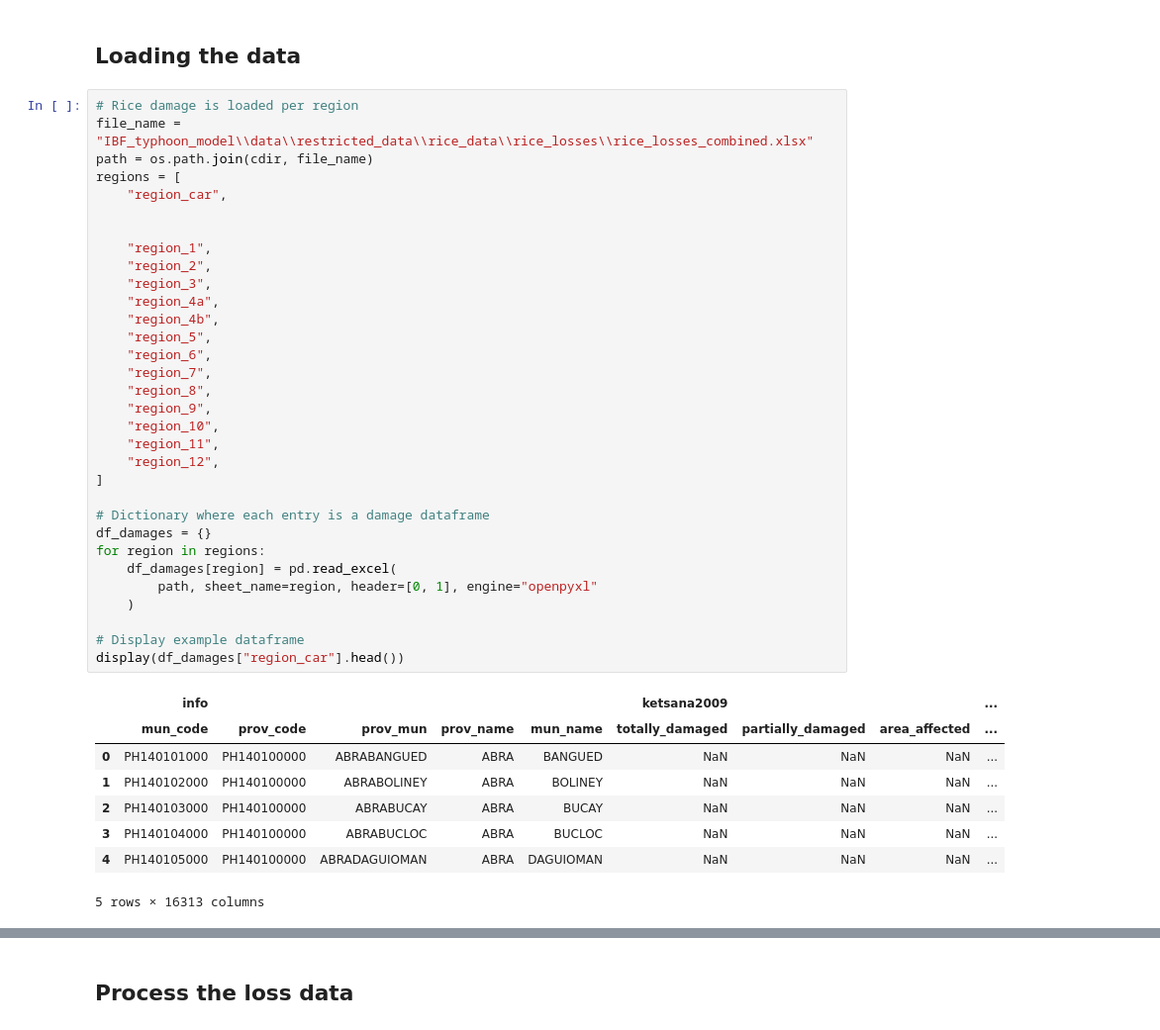
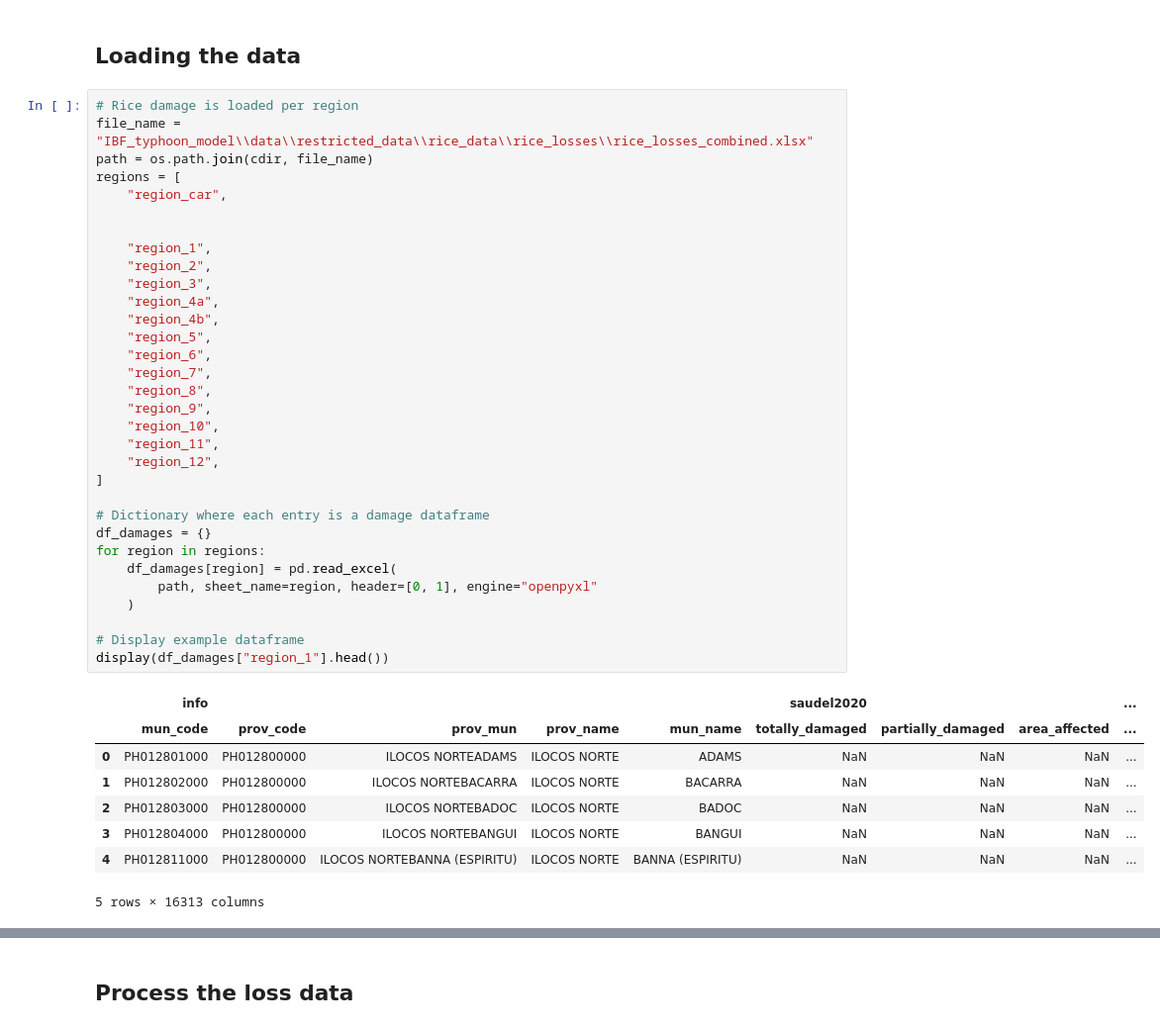
Before and after one commit to rodekruis/Typhoon_IBF_Rice_Damage_Model, a Jupyter notebook: IBF_typhoon_model/data/data_preparation_notebook.ipynb, the cells around one changed output, grey strips where cells are left out. Shown at 99% size. Saved outputs shown, nothing was run; the diff lists cells and outputs as text.

```diff
--- a/IBF_typhoon_model/data/data_preparation_notebook.ipynb
+++ b/IBF_typhoon_model/data/data_preparation_notebook.ipynb
@@ -28,41 +30,41 @@ cdir = os.getcwd()
 file_name = "IBF_typhoon_model\\data\\restricted_data\\rice_data\\rice_losses\\rice_losses_combined.xlsx"
 path = os.path.join(cdir, file_name)
 regions = [
     "region_car",
 
 
     "region_1",
     "region_2",
     "region_3",
     "region_4a",
     "region_4b",
     "region_5",
     "region_6",
     "region_7",
     "region_8",
     "region_9",
     "region_10",
     "region_11",
     "region_12",
 ]
 
 # Dictionary where each entry is a damage dataframe
 df_damages = {}
 for region in regions:
     df_damages[region] = pd.read_excel(
         path, sheet_name=region, header=[0, 1], engine="openpyxl"
     )
 
 # Display example dataframe
-display(df_damages["region_car"].head())
+display(df_damages["region_1"].head())
 # %% [output]
-|  | info |  |  |  |  | ketsana2009 |  |  | ... |
+|  | info |  |  |  |  | saudel2020 |  |  | ... |
 |  | mun_code | prov_code | prov_mun | prov_name | mun_name | totally_damaged | partially_damaged | area_affected | ... |
-| 0 | PH140101000 | PH140100000 | ABRABANGUED | ABRA | BANGUED | NaN | NaN | NaN | ... |
-| 1 | PH140102000 | PH140100000 | ABRABOLINEY | ABRA | BOLINEY | NaN | NaN | NaN | ... |
-| 2 | PH140103000 | PH140100000 | ABRABUCAY | ABRA | BUCAY | NaN | NaN | NaN | ... |
-| 3 | PH140104000 | PH140100000 | ABRABUCLOC | ABRA | BUCLOC | NaN | NaN | NaN | ... |
-| 4 | PH140105000 | PH140100000 | ABRADAGUIOMAN | ABRA | DAGUIOMAN | NaN | NaN | NaN | ... |
+| 0 | PH012801000 | PH012800000 | ILOCOS NORTEADAMS | ILOCOS NORTE | ADAMS | NaN | NaN | NaN | ... |
+| 1 | PH012802000 | PH012800000 | ILOCOS NORTEBACARRA | ILOCOS NORTE | BACARRA | NaN | NaN | NaN | ... |
+| 2 | PH012803000 | PH012800000 | ILOCOS NORTEBADOC | ILOCOS NORTE | BADOC | NaN | NaN | NaN | ... |
+| 3 | PH012804000 | PH012800000 | ILOCOS NORTEBANGUI | ILOCOS NORTE | BANGUI | NaN | NaN | NaN | ... |
+| 4 | PH012811000 | PH012800000 | ILOCOS NORTEBANNA (ESPIRITU) | ILOCOS NORTE | BANNA (ESPIRITU) | NaN | NaN | NaN | ... |
 5 rows × 16313 columns
 [interactive output not drawn]
 # %%
```
Also changed, not shown: parts of 29 cells of this notebook, 19 other files.
